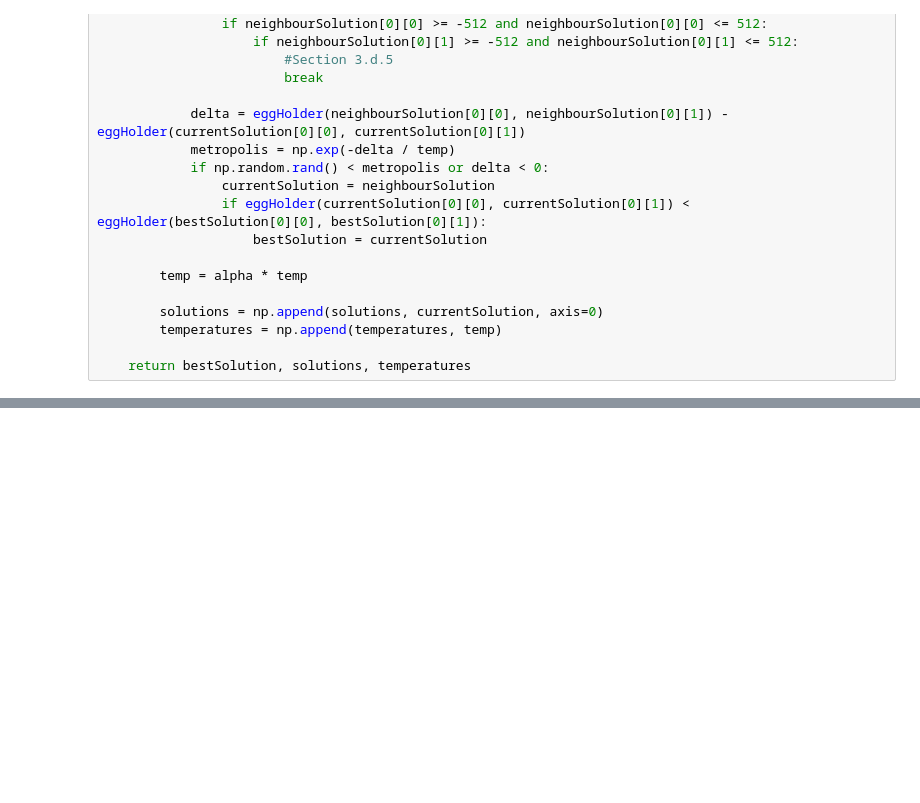
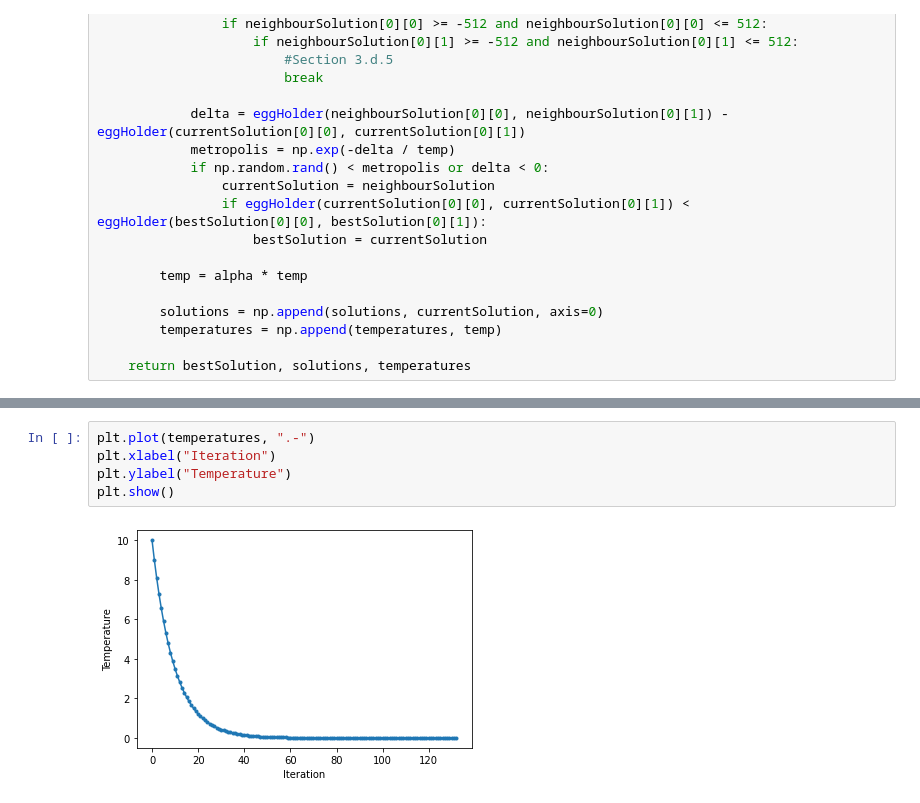
Before and after one commit to Mike0325-c/comp9414Ai-python, a Jupyter notebook: week5/Simulated_annealing.ipynb, the cells around one changed output, grey strips where cells are left out. Cells and saved outputs as stored; diff of their text form; blank space fills up the shorter version.

```diff
--- a/week5/Simulated_annealing.ipynb
+++ b/week5/Simulated_annealing.ipynb
@@ -60,0 +91,7 @@ def simulatedAnnealing(initialT, alpha, nIter, finalT):
+# %%
+plt.plot(temperatures, ".-")
+plt.xlabel("Iteration")
+plt.ylabel("Temperature")
+plt.show()
+# %% [output]
+[figure, added]
```
Also changed, not shown: parts of 3 cells of this notebook, 7 other files.
